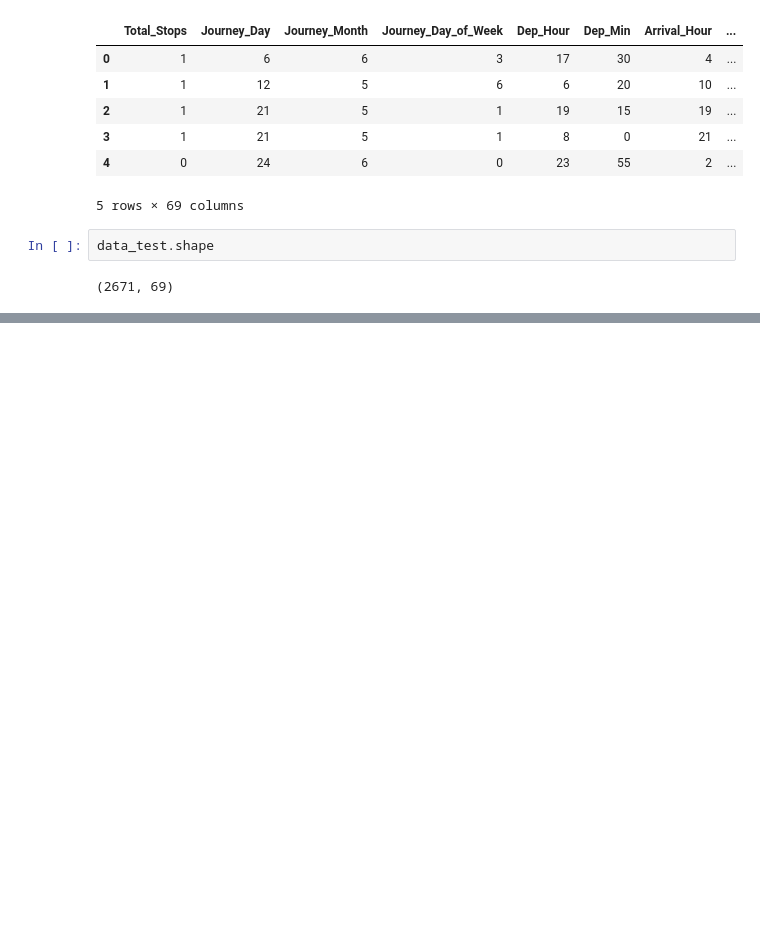
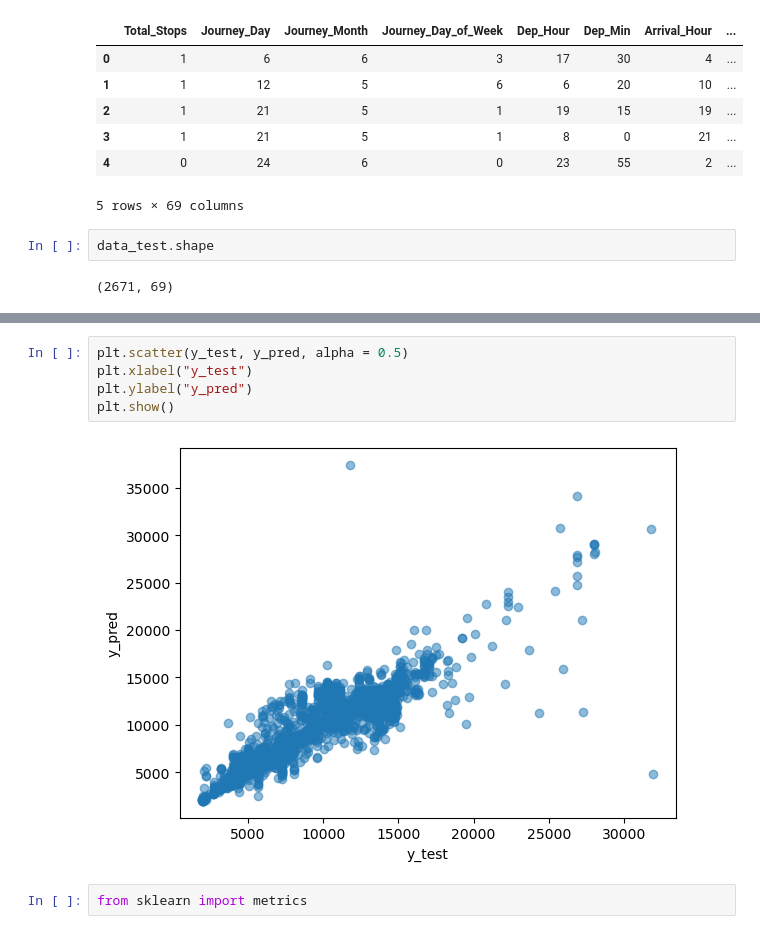
Before and after one commit to manishkr1754/Flight_Price_Prediction_Python, a Jupyter notebook: Flight_Price_Prediction_Random_Forest.ipynb, the cells around one changed output, grey strips where cells are left out. Cells and saved outputs as stored; diff of their text form; blank space fills up the shorter version.

```diff
--- a/Flight_Price_Prediction_Random_Forest.ipynb
+++ b/Flight_Price_Prediction_Random_Forest.ipynb
@@ -1001,0 +1148,9 @@ data_test.shape
+# %%
+plt.scatter(y_test, y_pred, alpha = 0.5)
+plt.xlabel("y_test")
+plt.ylabel("y_pred")
+plt.show()
+# %% [output]
+[figure, added]
+# %%
+from sklearn import metrics
```
Also changed, not shown: parts of 38 cells of this notebook.
